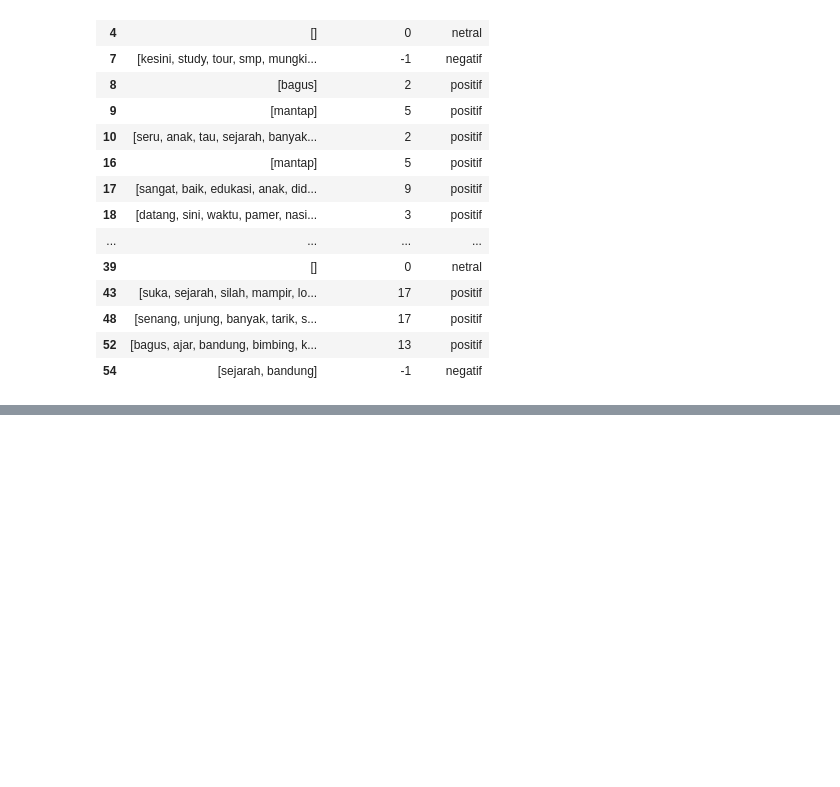
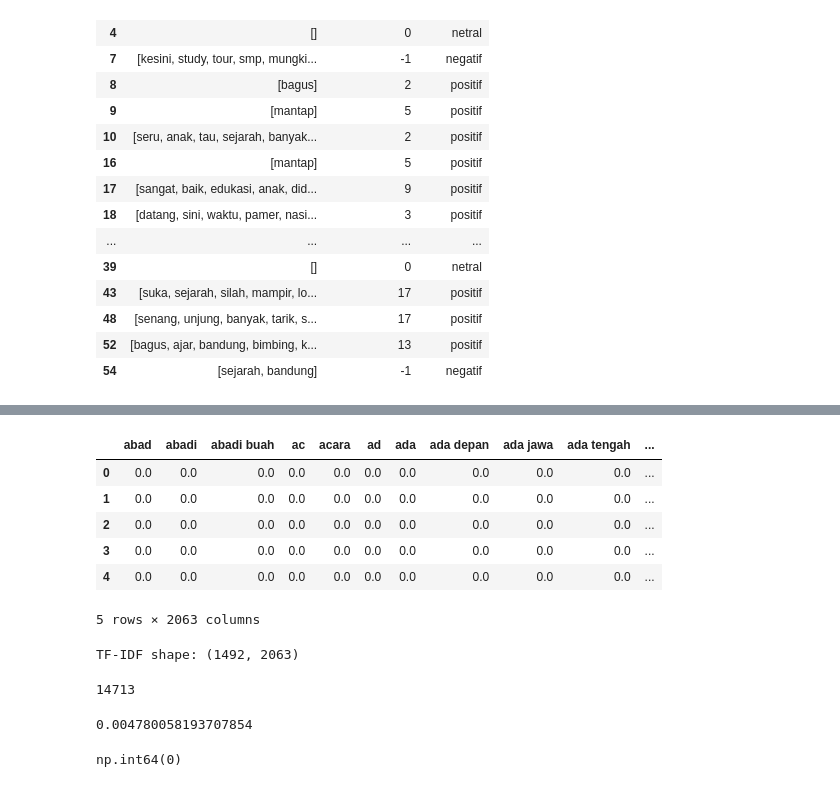
Before and after one commit to deviwlndr/analisis_sentimen, a Jupyter notebook: analisis_sentimen.ipynb, the cells around one changed output, grey strips where cells are left out. Saved outputs shown, nothing was run; the diff lists cells and outputs as text; code cells hidden in the pictures; blank space fills up the shorter version.

```diff
--- a/analisis_sentimen.ipynb
+++ b/analisis_sentimen.ipynb
@@ -463,8 +577,3 @@ compare
-# %%
-df["lexicon_score"] = df["lexicon_score_new"]
-df["sentiment"] = df["sentiment_new"]
-
-df = df.drop(columns=["lexicon_score_new", "sentiment_new"])
 # %%
 df[["stemmed_text", "lexicon_score", "sentiment"]].head(20)
 # %% [output]
@@ -487,0 +698,8 @@ df[["stemmed_text", "lexicon_score", "sentiment"]].head(20)
+# %%
+tfidf = TfidfVectorizer(
+    ngram_range=(1,2),   # unigram + bigram
+    min_df=2,            # kata minimal muncul 2 dokumen
+    max_df=0.95          # membuang kata terlalu umum
+)
+# %%
+X_tfidf = tfidf.fit_transform(df["stemmed_joined"])
@@ -487,0 +729,3 @@ df[["stemmed_text", "lexicon_score", "sentiment"]].head(20)
+# %%
+feature_names = tfidf.get_feature_names_out()
+feature_names[:50]   # tampilkan 50 kata pertama
@@ -487,0 +802,34 @@ df[["stemmed_text", "lexicon_score", "sentiment"]].head(20)
+# %%
+df_tfidf = pd.DataFrame(X_tfidf.toarray(), columns=feature_names)
+df_tfidf.head()
+# %% [output]
+|  | abad | abadi | abadi buah | ac | acara | ad | ada | ada depan | ada jawa | ada tengah | ... |
+| 0 | 0.0 | 0.0 | 0.0 | 0.0 | 0.0 | 0.0 | 0.0 | 0.0 | 0.0 | 0.0 | ... |
+| 1 | 0.0 | 0.0 | 0.0 | 0.0 | 0.0 | 0.0 | 0.0 | 0.0 | 0.0 | 0.0 | ... |
+| 2 | 0.0 | 0.0 | 0.0 | 0.0 | 0.0 | 0.0 | 0.0 | 0.0 | 0.0 | 0.0 | ... |
+| 3 | 0.0 | 0.0 | 0.0 | 0.0 | 0.0 | 0.0 | 0.0 | 0.0 | 0.0 | 0.0 | ... |
+| 4 | 0.0 | 0.0 | 0.0 | 0.0 | 0.0 | 0.0 | 0.0 | 0.0 | 0.0 | 0.0 | ... |
+5 rows × 2063 columns
+# %%
+#Artinya TF-IDF berhasil menghasilkan 5000 fitur untuk 1492 dokumen.
+print("TF-IDF shape:", X_tfidf.shape)
+# %% [output]
+TF-IDF shape: (1492, 2063)
+# %%
+#Matriks TF-IDF bersifat sparse (banyak 0), tapi harus memiliki beberapa nilai bukan nol.
+#Jika hasilnya > 0, maka pembobotan berhasil.
+X_tfidf.nnz
+# %% [output]
+14713
+# %%
+# Interpretasi density kamu (0.00478)
+# Matriks TF-IDF sangat sparse (bagus)
+# Preprocessing berhasil (karena ada pola kata tetapi tidak terlalu padat)
+# TF-IDF berfungsi normal
+# SVM Linear akan bekerja optimal
+# Nilai ini persis seperti matriks TF-IDF pada penelitian sentimen real (biasanya density 0.1% – 1%).
+
+density = X_tfidf.nnz / (X_tfidf.shape[0] * X_tfidf.shape[1])
+density
+# %% [output]
+0.004780058193707854
@@ -487,0 +839,4 @@ df[["stemmed_text", "lexicon_score", "sentiment"]].head(20)
+# %%
+df['stemmed_joined'].isnull().sum()
+# %% [output]
+np.int64(0)
```
Also changed, not shown: parts of 34 cells of this notebook.
